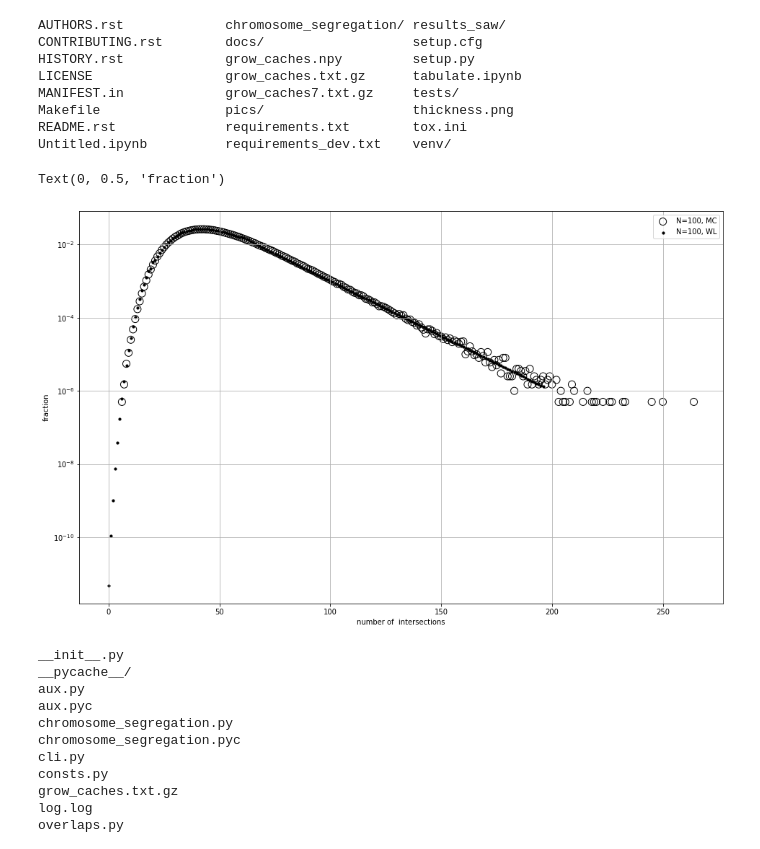
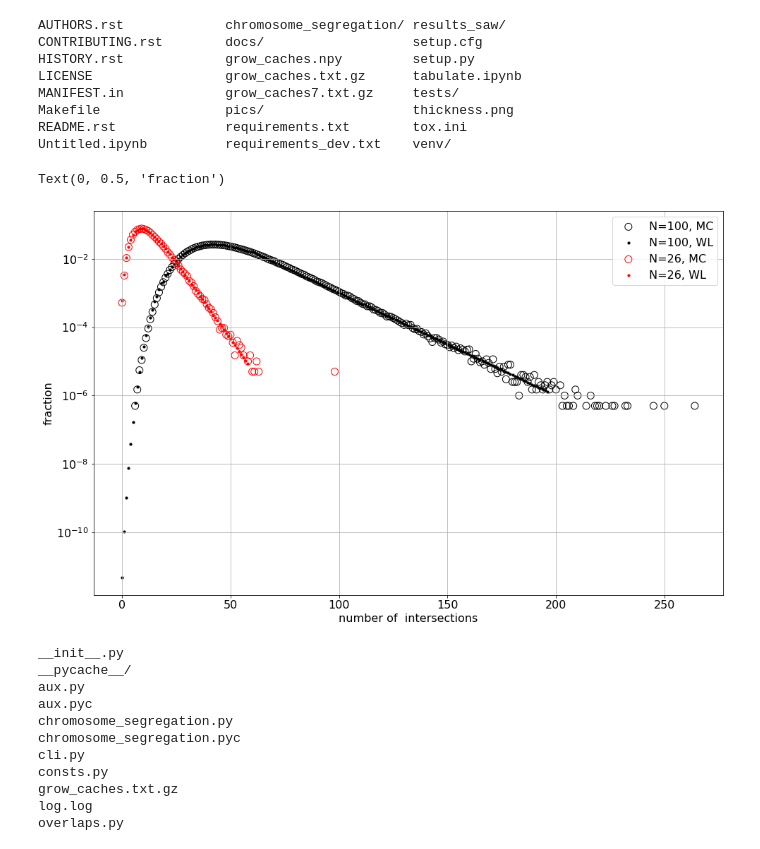
Before and after one commit to raalesir/segregation, a Jupyter notebook: Untitled.ipynb, the cells around one changed output. Cells and saved outputs as stored; diff of their text form; code cells hidden in the pictures.

```diff
--- a/Untitled.ipynb
+++ b/Untitled.ipynb
@@ -481,19 +491,19 @@ bins60 = np.loadtxt('chromosome_segregation/results/26/run_1/bins.txt')
 # %%
 
 plt.figure(figsize=(16,10))
 plt.scatter(bins100, counts100, marker='o', s=100, edgecolor='black', color='none', label='N=100, MC')
 plt.scatter(range(len(arr100)), arr100, s=10, label='N=100, WL',  color='black')
-# plt.scatter(bins60, counts60, marker='o', s=100, edgecolor='red', color='none', label='N=26, MC')
-# plt.scatter(range(len(arr60)), arr60, s=10, label='N=26, WL',  color='red')
+plt.scatter(bins60, counts60, marker='o', s=100, edgecolor='red', color='none', label='N=26, MC')
+plt.scatter(range(len(arr60)), arr60, s=10, label='N=26, WL',  color='red')
 
 plt.yscale('log')
 plt.grid()
 plt.legend()
 plt.xlabel('number of  intersections')
 plt.ylabel('fraction')
 # %% [output]
 Text(0, 0.5, 'fraction')
-[figure, old version]
+[figure, new version]
 # %%
 %ls  chromosome_segregation/
 # %% [output]
```
Also changed, not shown: parts of 47 cells of this notebook.
